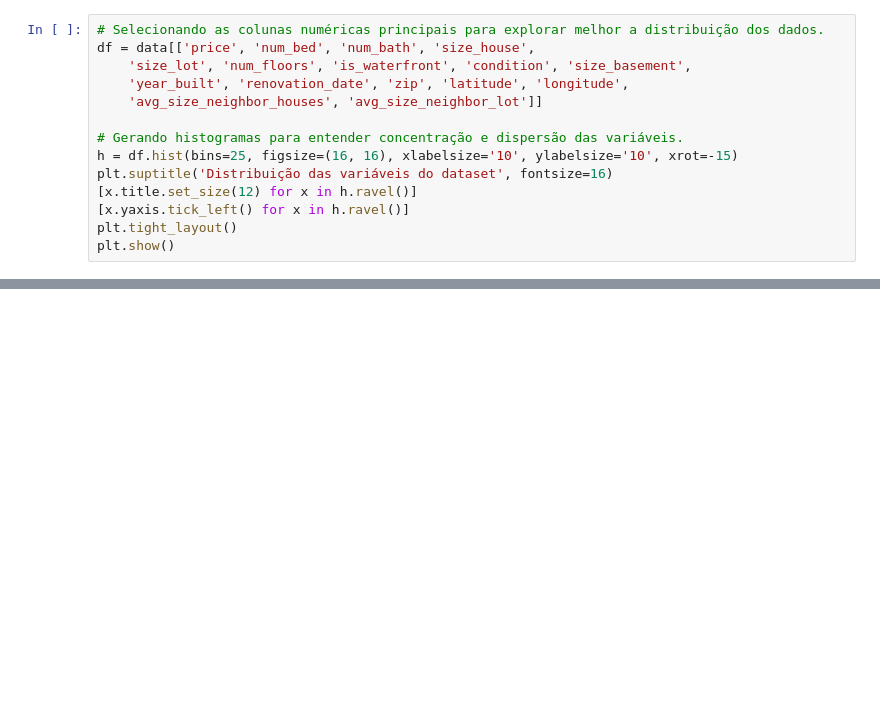
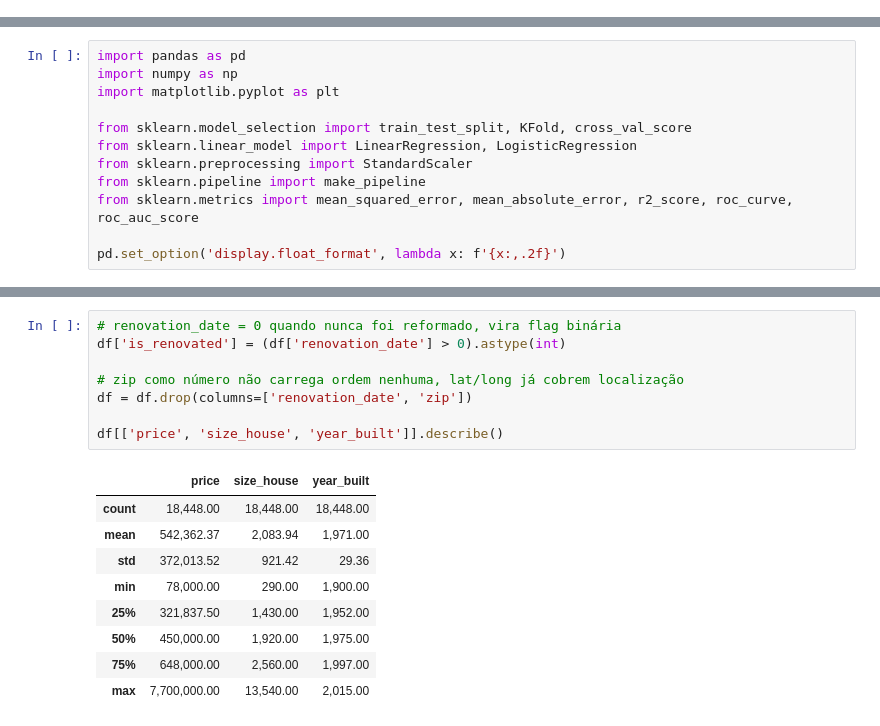
Before and after one commit to lmburlani/case_house_pred, a Jupyter notebook: house_price_prediction.ipynb, the cells around one changed output, grey strips where cells are left out. Cells and saved outputs as stored; diff of their text form; blank space fills up the shorter version.

```diff
--- a/house_price_prediction.ipynb
+++ b/house_price_prediction.ipynb
@@ -44,14 +0,0 @@ plt.show()
-# %%
-# Selecionando as colunas numéricas principais para explorar melhor a distribuição dos dados.
-df = data[['price', 'num_bed', 'num_bath', 'size_house',
-    'size_lot', 'num_floors', 'is_waterfront', 'condition', 'size_basement',
-    'year_built', 'renovation_date', 'zip', 'latitude', 'longitude',
-    'avg_size_neighbor_houses', 'avg_size_neighbor_lot']]
-
-# Gerando histogramas para entender concentração e dispersão das variáveis.
-h = df.hist(bins=25, figsize=(16, 16), xlabelsize='10', ylabelsize='10', xrot=-15)
-plt.suptitle('Distribuição das variáveis do dataset', fontsize=16)
-[x.title.set_size(12) for x in h.ravel()]
-[x.yaxis.tick_left() for x in h.ravel()]
-plt.tight_layout()
-plt.show()
@@ -305,0 +5,12 @@ evaluation_poly_temp.sort_values(by='5-Fold Cross Validation', ascending=False)
+# %%
+import pandas as pd
+import numpy as np
+import matplotlib.pyplot as plt
+
+from sklearn.model_selection import train_test_split, KFold, cross_val_score
+from sklearn.linear_model import LinearRegression, LogisticRegression
+from sklearn.preprocessing import StandardScaler
+from sklearn.pipeline import make_pipeline
+from sklearn.metrics import mean_squared_error, mean_absolute_error, r2_score, roc_curve, roc_auc_score
+
+pd.set_option('display.float_format', lambda x: f'{x:,.2f}')
@@ -305,0 +26,18 @@ evaluation_poly_temp.sort_values(by='5-Fold Cross Validation', ascending=False)
+# %%
+# renovation_date = 0 quando nunca foi reformado, vira flag binária
+df['is_renovated'] = (df['renovation_date'] > 0).astype(int)
+
+# zip como número não carrega ordem nenhuma, lat/long já cobrem localização
+df = df.drop(columns=['renovation_date', 'zip'])
+
+df[['price', 'size_house', 'year_built']].describe()
+# %% [output]
+|  | price | size_house | year_built |
+| count | 18,448.00 | 18,448.00 | 18,448.00 |
+| mean | 542,362.37 | 2,083.94 | 1,971.00 |
+| std | 372,013.52 | 921.42 | 29.36 |
+| min | 78,000.00 | 290.00 | 1,900.00 |
+| 25% | 321,837.50 | 1,430.00 | 1,952.00 |
+| 50% | 450,000.00 | 1,920.00 | 1,975.00 |
+| 75% | 648,000.00 | 2,560.00 | 1,997.00 |
+| max | 7,700,000.00 | 13,540.00 | 2,015.00 |
```
Also changed, not shown: parts of 36 cells of this notebook.
